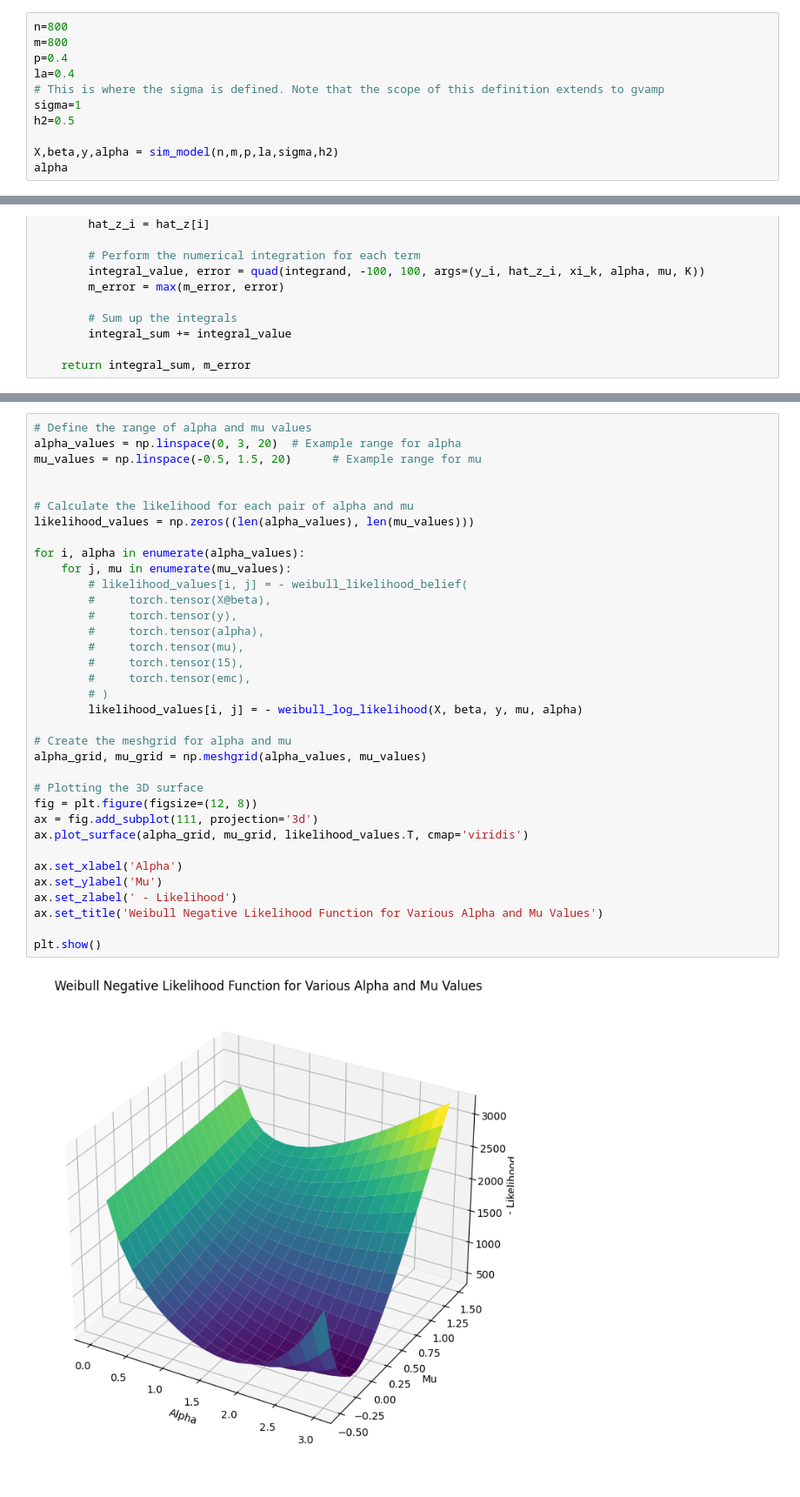
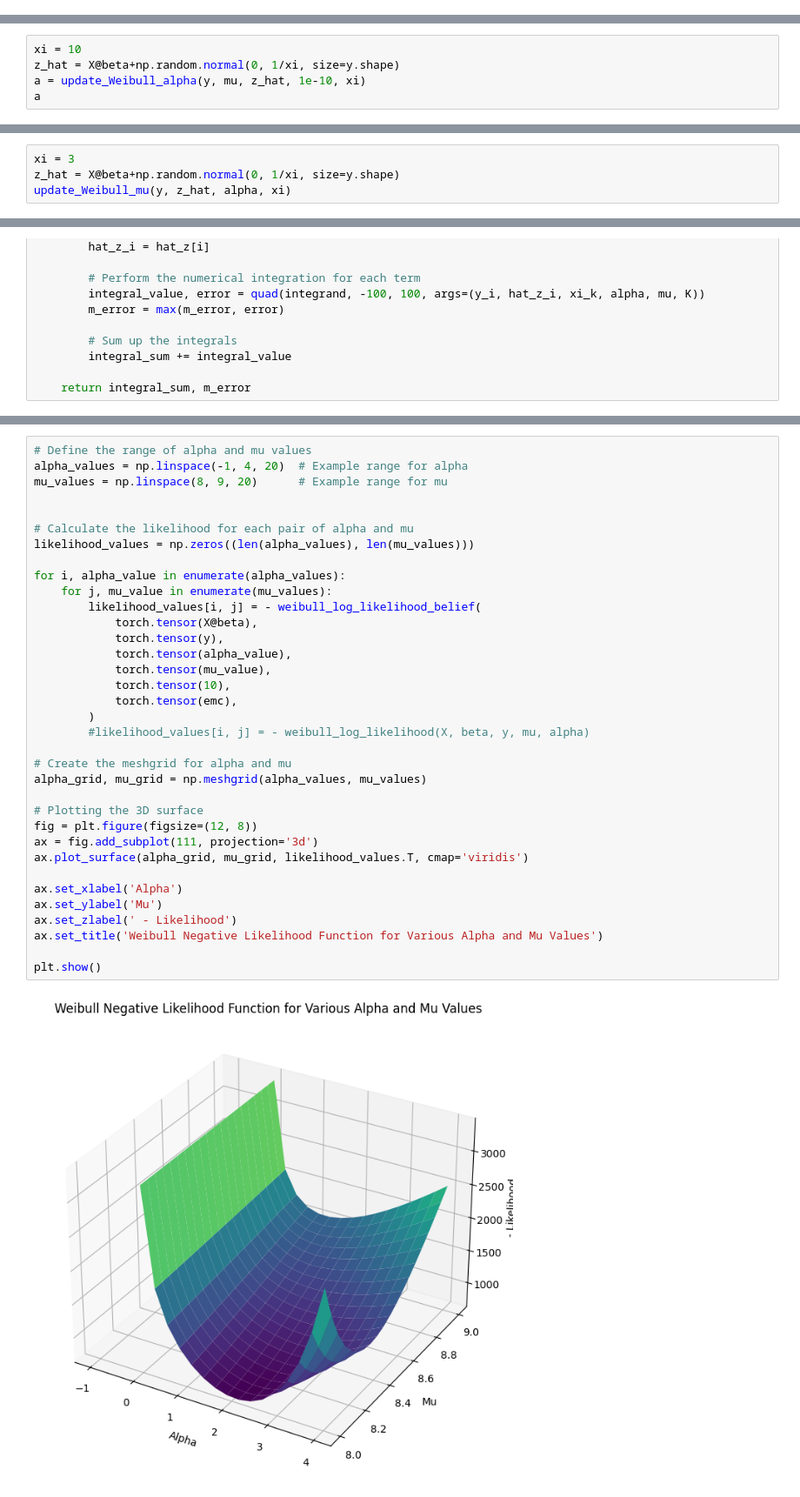
Before and after one commit to ADepope/vampW, a Jupyter notebook: likelihoods.ipynb, the cells around one changed output, grey strips where cells are left out. Shown: that part at 87% size. Saved outputs shown, nothing was run; the diff lists cells and outputs as text.

```diff
--- a/likelihoods.ipynb
+++ b/likelihoods.ipynb
@@ -68,11 +69,0 @@ alpha
-# %%
-n=800
-m=800
-p=0.4
-la=0.4
-# This is where the sigma is defined. Note that the scope of this definition extends to gvamp
-sigma=1
-h2=0.5
-
-X,beta,y,alpha = sim_model(n,m,p,la,sigma,h2)
-alpha
@@ -80,0 +95,5 @@ alpha
+# %%
+xi = 10
+z_hat = X@beta+np.random.normal(0, 1/xi, size=y.shape)
+a = update_Weibull_alpha(y, mu, z_hat, 1e-10, xi)
+a
@@ -80,0 +102,4 @@ alpha
+# %%
+xi = 3
+z_hat = X@beta+np.random.normal(0, 1/xi, size=y.shape)
+update_Weibull_mu(y, z_hat, alpha, xi)
@@ -287,37 +314,37 @@ plt.show()
 # %%
 # Define the range of alpha and mu values
-alpha_values = np.linspace(0, 3, 20)  # Example range for alpha
-mu_values = np.linspace(-0.5, 1.5, 20)      # Example range for mu
+alpha_values = np.linspace(-1, 4, 20)  # Example range for alpha
+mu_values = np.linspace(8, 9, 20)      # Example range for mu
 
 
 # Calculate the likelihood for each pair of alpha and mu
 likelihood_values = np.zeros((len(alpha_values), len(mu_values)))
 
-for i, alpha in enumerate(alpha_values):
-    for j, mu in enumerate(mu_values):
-        # likelihood_values[i, j] = - weibull_likelihood_belief(
-        #     torch.tensor(X@beta),
-        #     torch.tensor(y),
-        #     torch.tensor(alpha),
-        #     torch.tensor(mu),
-        #     torch.tensor(15),
-        #     torch.tensor(emc),
-        # )
-        likelihood_values[i, j] = - weibull_log_likelihood(X, beta, y, mu, alpha)
+for i, alpha_value in enumerate(alpha_values):
+    for j, mu_value in enumerate(mu_values):
+        likelihood_values[i, j] = - weibull_log_likelihood_belief(
+            torch.tensor(X@beta),
+            torch.tensor(y),
+            torch.tensor(alpha_value),
+            torch.tensor(mu_value),
+            torch.tensor(10),
+            torch.tensor(emc),
+        )
+        #likelihood_values[i, j] = - weibull_log_likelihood(X, beta, y, mu, alpha)
 
 # Create the meshgrid for alpha and mu
 alpha_grid, mu_grid = np.meshgrid(alpha_values, mu_values)
 
 # Plotting the 3D surface
 fig = plt.figure(figsize=(12, 8))
 ax = fig.add_subplot(111, projection='3d')
 ax.plot_surface(alpha_grid, mu_grid, likelihood_values.T, cmap='viridis')
 
 ax.set_xlabel('Alpha')
 ax.set_ylabel('Mu')
 ax.set_zlabel(' - Likelihood')
 ax.set_title('Weibull Negative Likelihood Function for Various Alpha and Mu Values')
 
 plt.show()
 # %% [output]
-[figure, old version]
+[figure, new version]
```
Also changed, not shown: parts of 18 cells of this notebook.
